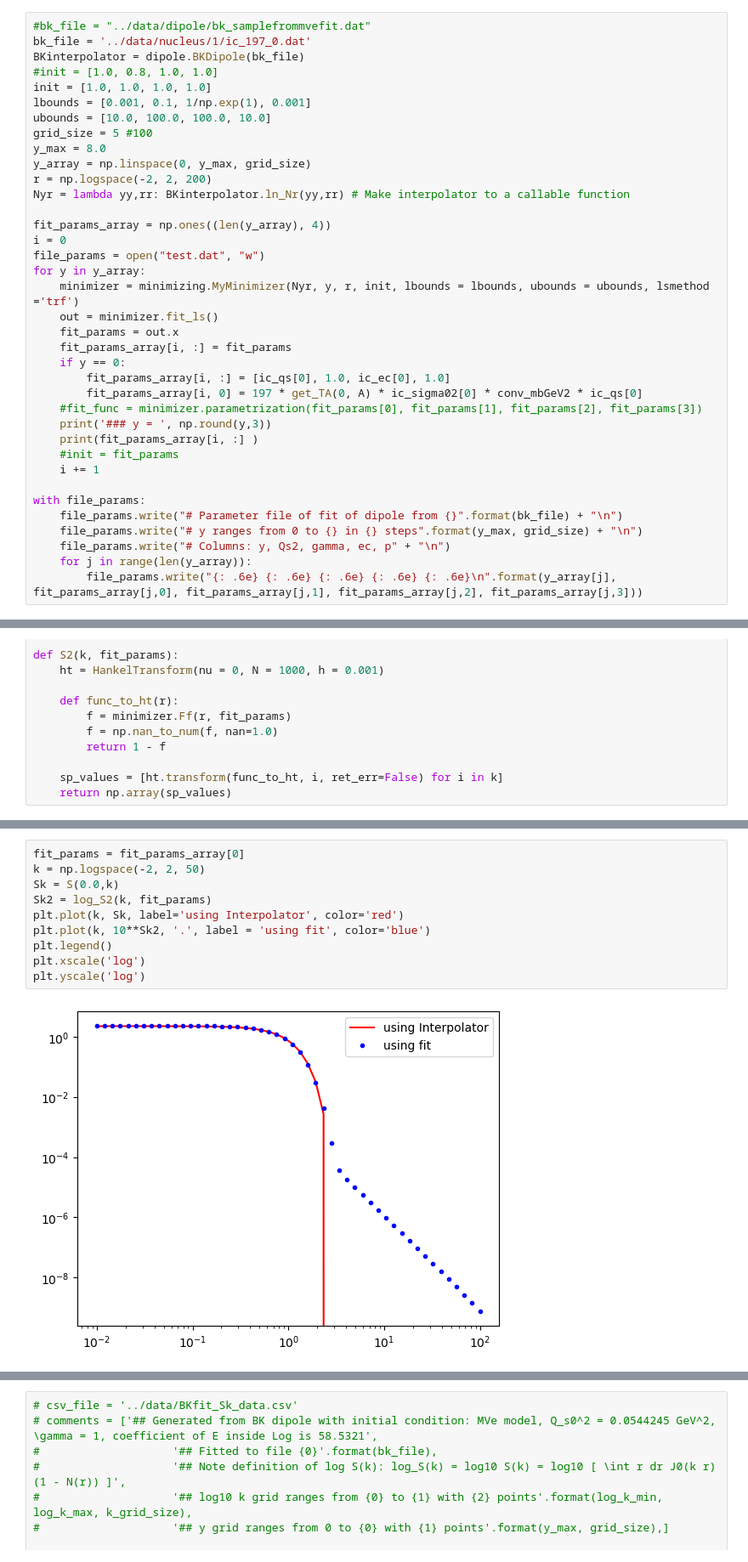
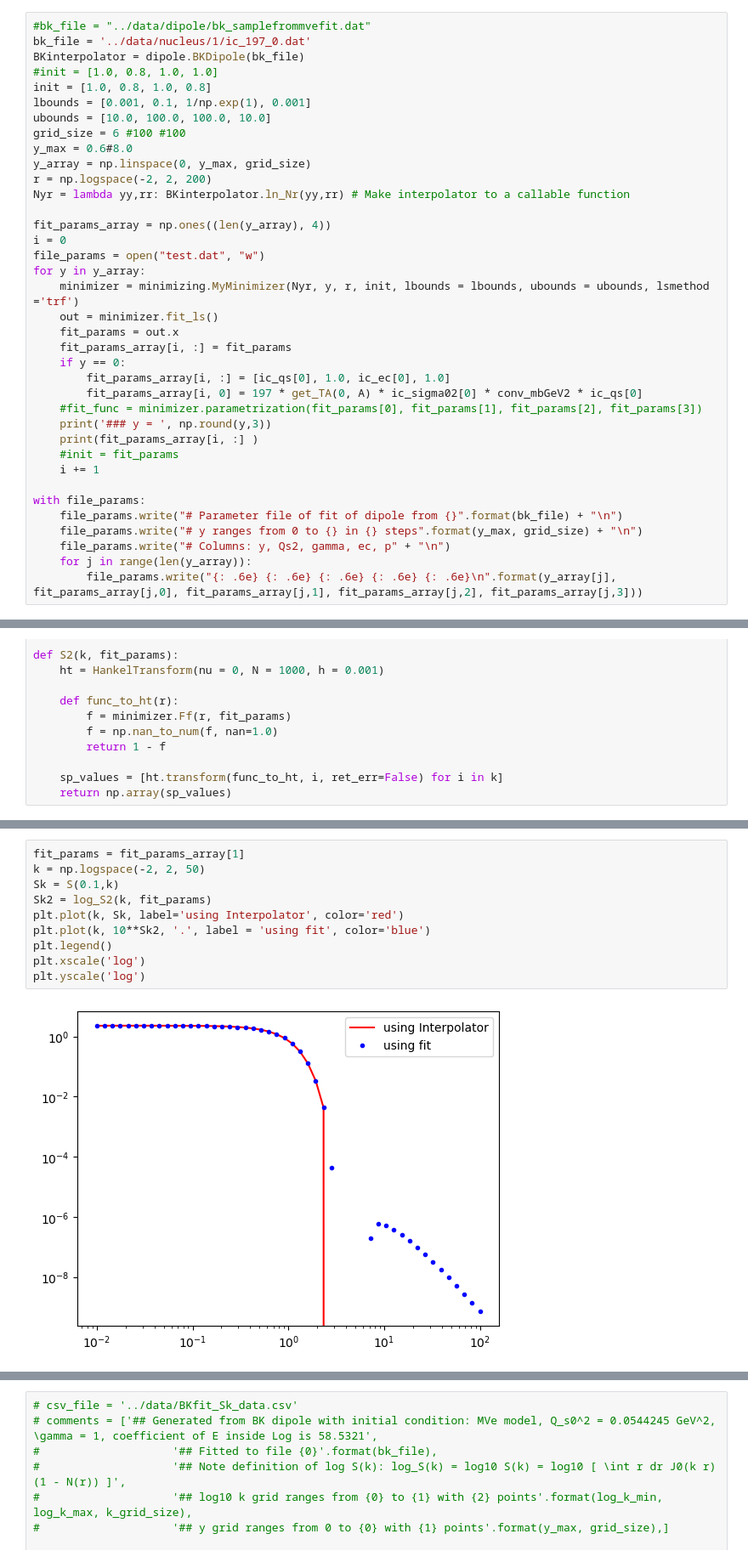
Before and after one commit to camcasuga/sidis_fit, a Jupyter notebook: src/fitting.ipynb, the cells around one changed output, grey strips where cells are left out. Shown at 85% size. Drawn from its saved outputs; the diff is of its cells as text.

```diff
--- a/src/fitting.ipynb
+++ b/src/fitting.ipynb
@@ -45,11 +45,11 @@ ic_qs, ic_ec, ic_c2, ic_sigma02 = np.loadtxt("../data/dipole/posteriorsamples_10
 bk_file = '../data/nucleus/1/ic_197_0.dat'
 BKinterpolator = dipole.BKDipole(bk_file)
 #init = [1.0, 0.8, 1.0, 1.0]
-init = [1.0, 1.0, 1.0, 1.0]
+init = [1.0, 0.8, 1.0, 0.8]
 lbounds = [0.001, 0.1, 1/np.exp(1), 0.001]
 ubounds = [10.0, 100.0, 100.0, 10.0]
-grid_size = 5 #100
-y_max = 8.0
+grid_size = 6 #100 #100
+y_max = 0.6#8.0
 y_array = np.linspace(0, y_max, grid_size)
 r = np.logspace(-2, 2, 200)
 Nyr = lambda yy,rr: BKinterpolator.ln_Nr(yy,rr) # Make interpolator to a callable function
@@ -173,15 +175,15 @@ plt.yscale('log')
 # %%
-fit_params = fit_params_array[0]
+fit_params = fit_params_array[1]
 k = np.logspace(-2, 2, 50)
-Sk = S(0.0,k)
+Sk = S(0.1,k)
 Sk2 = log_S2(k, fit_params)
 plt.plot(k, Sk, label='using Interpolator', color='red')
 plt.plot(k, 10**Sk2, '.', label = 'using fit', color='blue')
 plt.legend()
 plt.xscale('log')
 plt.yscale('log')
 # %% [output]
-[figure, old version]
+[figure, new version]
 # %%
 import pandas as pd
 k_grid_size = 100#500
```
Also changed, not shown: parts of 5 cells of this notebook, 2 other files.
